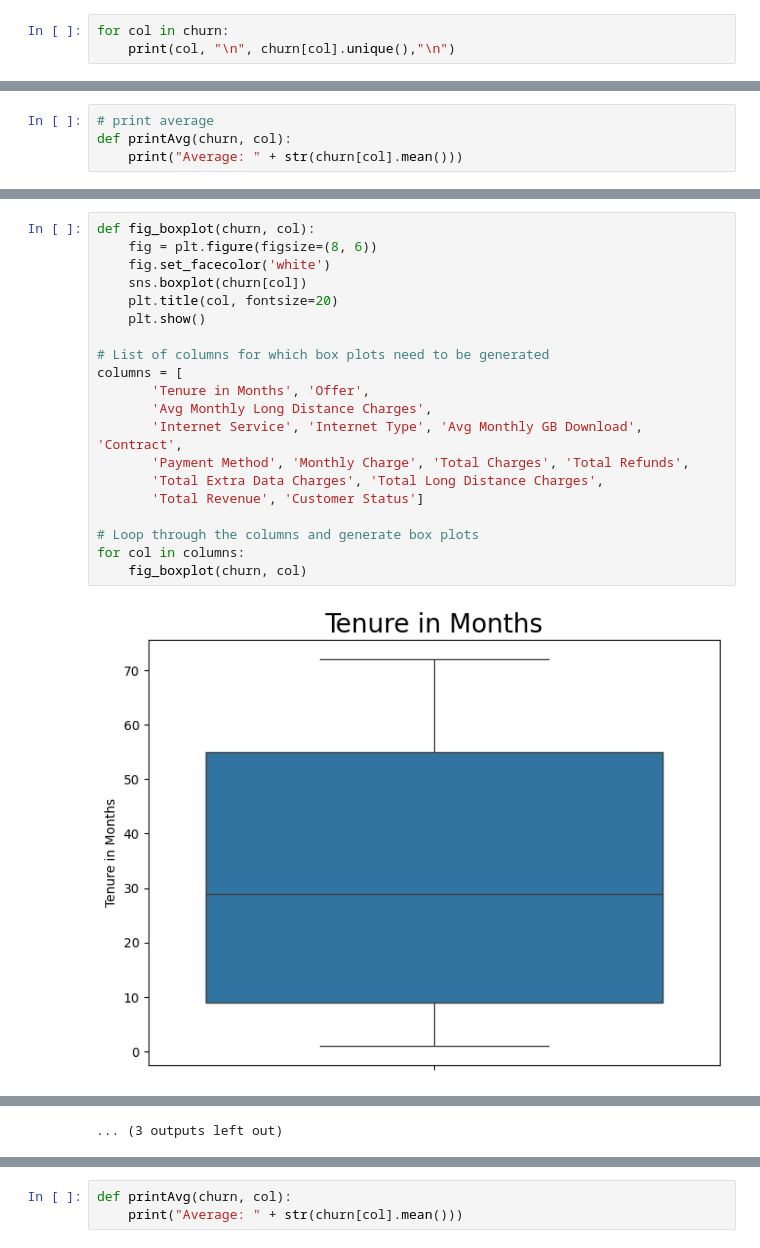
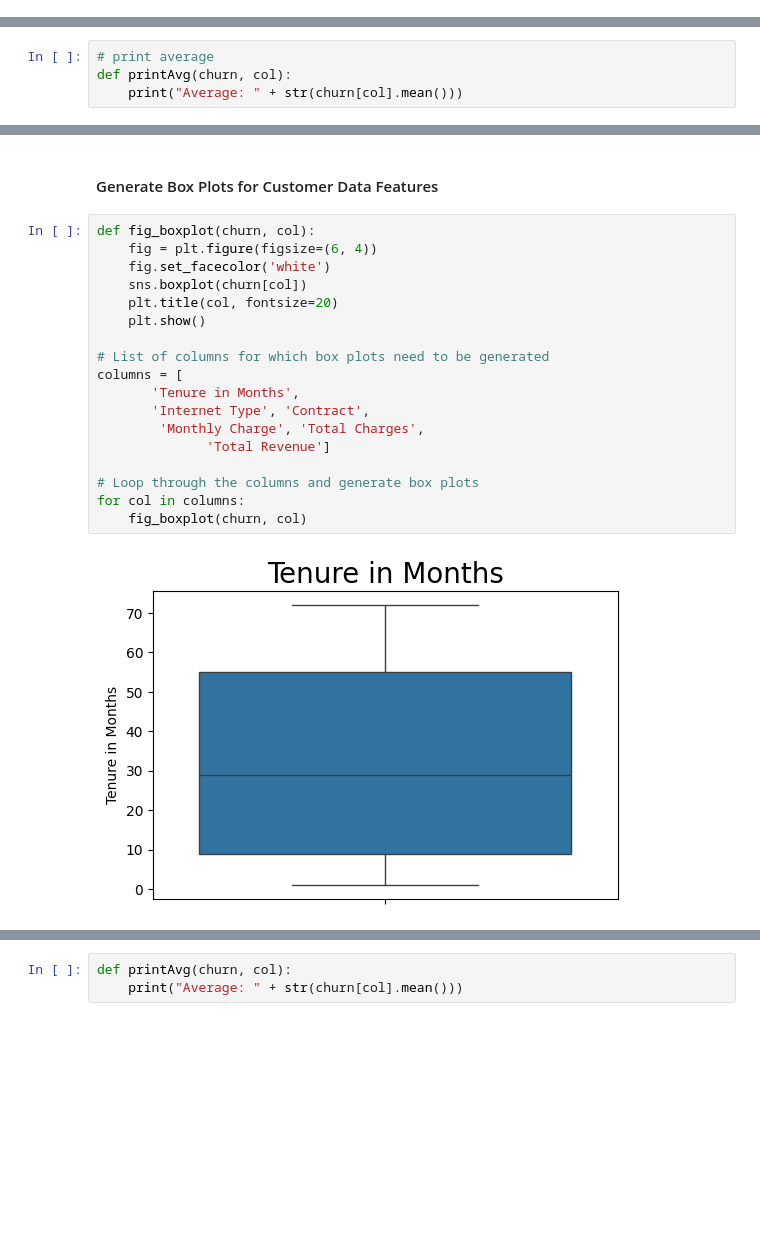
Before and after one commit to adeline-pepela/Customer_prediction_project, a Jupyter notebook: Adeline_Makokha_Term_Project.ipynb, the cells around one changed output, grey strips where cells are left out. Cells and saved outputs as stored; diff of their text form; blank space fills up the shorter version.

```diff
--- a/Adeline_Makokha_Term_Project.ipynb
+++ b/Adeline_Makokha_Term_Project.ipynb
@@ -203,3 +196,0 @@ Checking categorical data
-# %%
-for col in churn:
-    print(col, "\n", churn[col].unique(),"\n")
@@ -355,22 +311,22 @@ Index(['Customer ID', 'Gender', 'Age', 'Married', 'Number of Dependents',
+# %% [markdown]
+#### Generate Box Plots for Customer Data Features
 # %%
 def fig_boxplot(churn, col):
-    fig = plt.figure(figsize=(8, 6))
+    fig = plt.figure(figsize=(6, 4))
     fig.set_facecolor('white')
     sns.boxplot(churn[col])
     plt.title(col, fontsize=20)
     plt.show()
 
 # List of columns for which box plots need to be generated
 columns = [
-       'Tenure in Months', 'Offer',
-       'Avg Monthly Long Distance Charges',
-       'Internet Service', 'Internet Type', 'Avg Monthly GB Download', 'Contract',
-       'Payment Method', 'Monthly Charge', 'Total Charges', 'Total Refunds',
-       'Total Extra Data Charges', 'Total Long Distance Charges',
-       'Total Revenue', 'Customer Status']
+       'Tenure in Months',
+       'Internet Type', 'Contract',
+        'Monthly Charge', 'Total Charges',
+              'Total Revenue']
 
 # Loop through the columns and generate box plots
 for col in columns:
     fig_boxplot(churn, col)
 # %% [output]
-[figure, old version]
+[figure, new version]
@@ -388 +337,0 @@ for col in columns:
-... (3 outputs left out)
```
Also changed, not shown: parts of 61 cells of this notebook.
